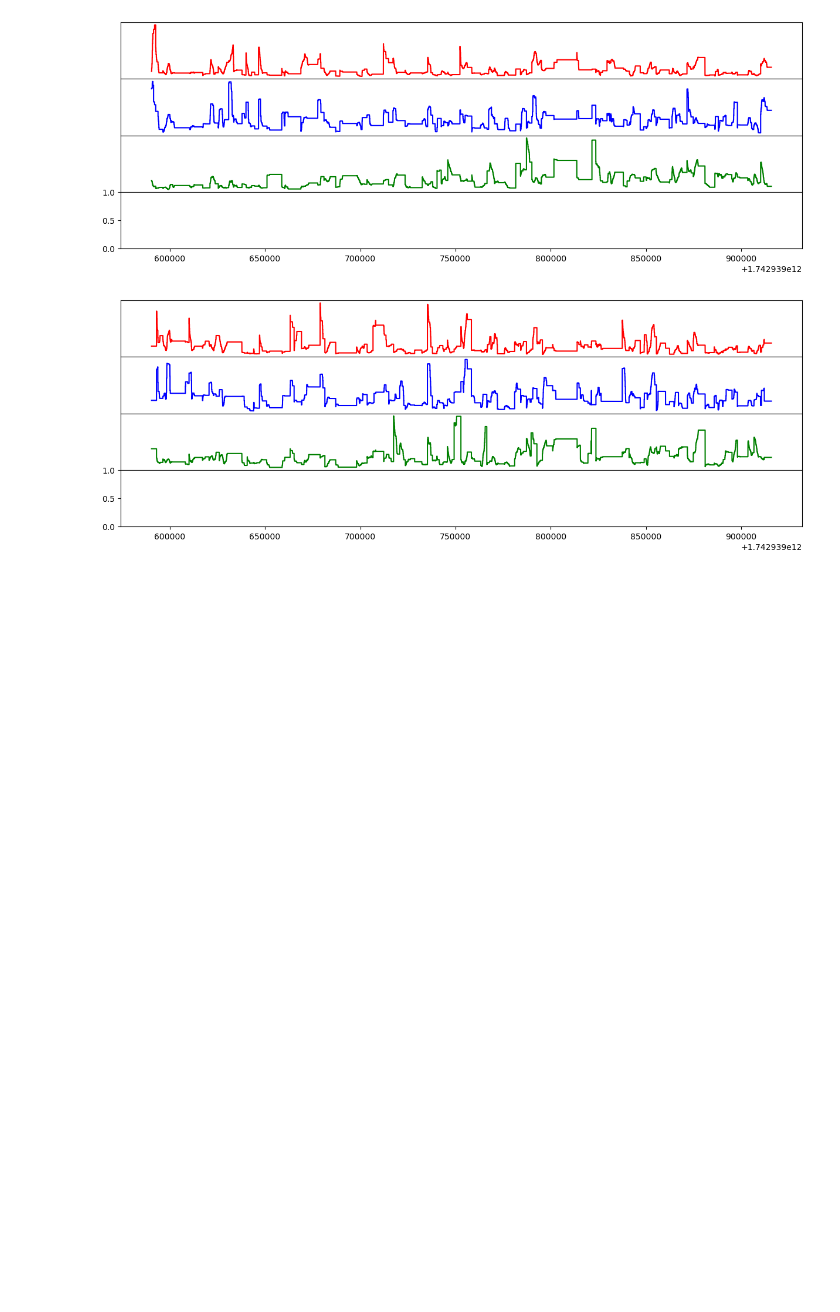
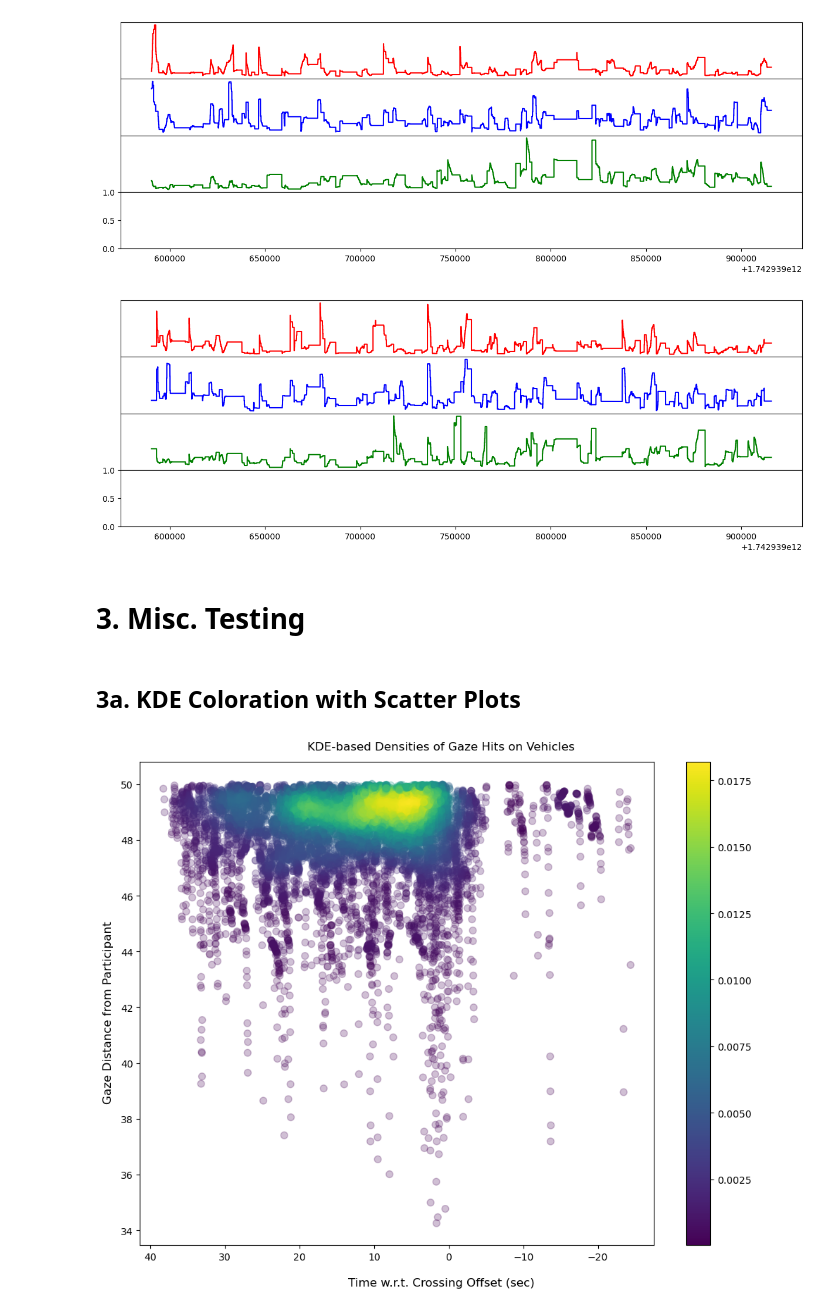
Before and after one commit to SimpleDevs-Research/Street-Sim-V2-Processing, a Jupyter notebook: main.ipynb, the cells around one changed output. Saved outputs shown, nothing was run; the diff lists cells and outputs as text; code cells hidden in the pictures; blank space fills up the shorter version.

```diff
--- a/main.ipynb
+++ b/main.ipynb
@@ -829,3 +873,45 @@ Session End Unix MS: 1742939915808
 <Figure size 1500x500 with 0 Axes>
 [figure]
 [figure]
+# %% [markdown]
+# 3. Misc. Testing
+# %% [markdown]
+## 3a. KDE Coloration with Scatter Plots
+# %%
+from scipy.stats import gaussian_kde
+from matplotlib.colors import Normalize
+from matplotlib.cm import ScalarMappable
+
+# Prepare data
+df = global_evc_df[global_evc_df['participant'].isin(_PARTICIPANTS_DIRS_GAZES)]
+x = df['crossing_offset_unix_sec'].values
+y = df['screen_pos_z'].values
+
+# Calculate KDE
+xy = np.vstack([x, y])
+kde = gaussian_kde(xy)(xy)  # Evaluate KDE at each data point
+
+# Normalize KDE values to colormap range
+norm = Normalize(vmin=min(kde), vmax=max(kde))
+colors = plt.cm.viridis(norm(kde))
+
+# Plot
+fig, ax = plt.subplots(figsize=(10, 8))
+fig.suptitle('KDE-based Densities of Gaze Hits on Vehicles')
+fig.supxlabel('Time w.r.t. Crossing Offset (sec)')
+fig.supylabel('Gaze Distance from Participant')
+ax.xaxis.set_inverted(True)
+
+scatter = ax.scatter(x, y, c=colors, alpha=0.25, s=50)
+
+# Optional: add colorbar for reference
+sm = ScalarMappable(norm=norm, cmap='viridis')
+sm.set_array([])
+#fig.colorbar(sm, ax=ax, label='KDE-based Density')
+fig.colorbar(sm, ax=ax)
+
+# Save and show
+plt.tight_layout()
+plt.show()
+# %% [output]
+[figure, added]
```
Also changed, not shown: parts of 17 cells of this notebook.
